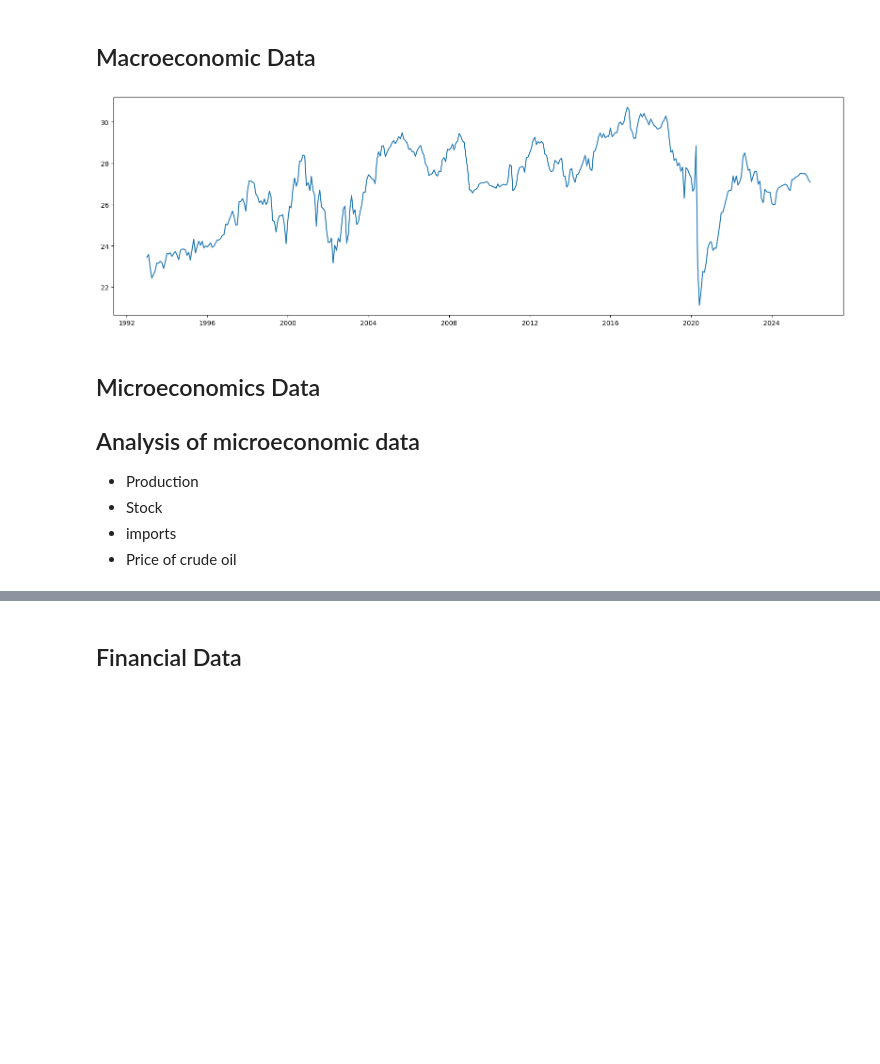
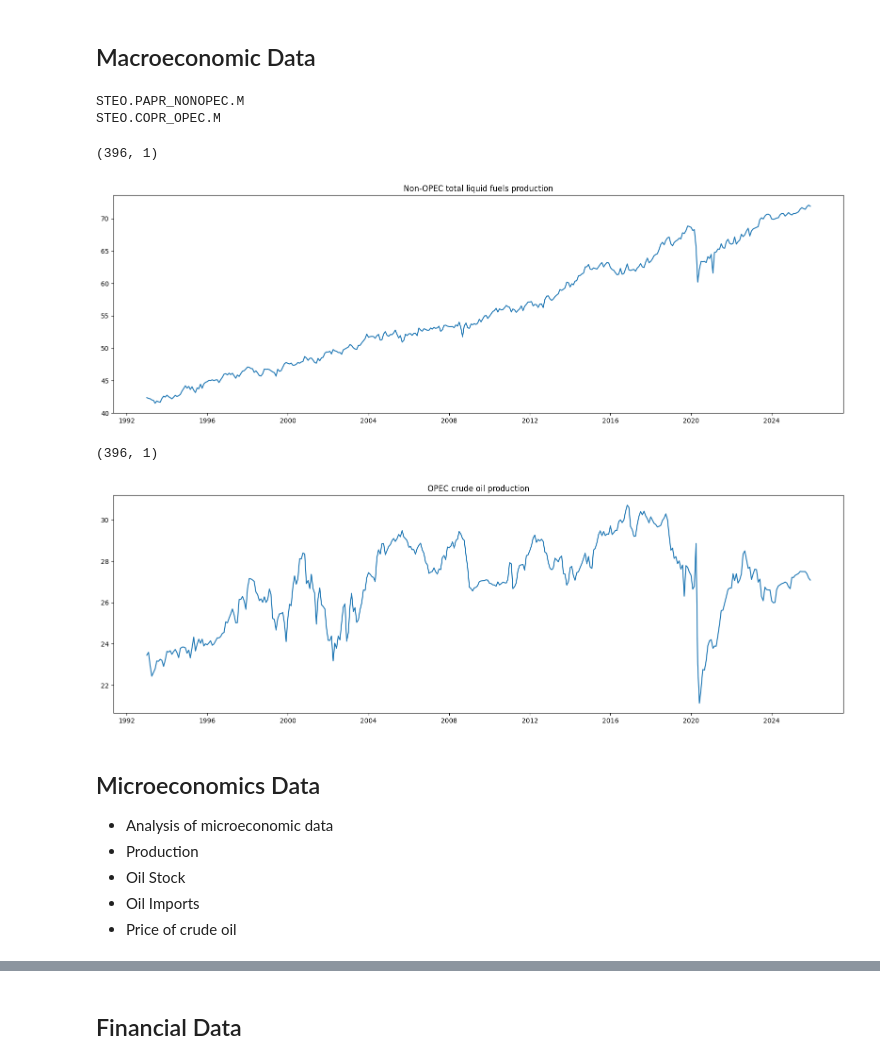
Before and after one commit to pankajti/qtw, a Jupyter notebook: Risk_GWP1.ipynb, the cells around one changed output, grey strips where cells are left out. Cells and saved outputs as stored; diff of their text form; code cells hidden in the pictures; blank space fills up the shorter version.

```diff
--- a/Risk_GWP1.ipynb
+++ b/Risk_GWP1.ipynb
@@ -15,45 +20,26 @@ import eia
 # %% [markdown]
 ## Macroeconomic Data
 # %%
-import eia
-import pandas as pd
-import requests
-import numpy as np
-# the API key we recieved from EIA
-# Initiates a session with the EIA datacenter to recieve datasets
+macro_indicators = {"PAPR_NONOPEC":"Non-OPEC total liquid fuels production", "COPR_OPEC":"OPEC crude oil production"}
+macro_data = {}
 eia_key = r'KhUGeRcdKwP8WpygPCSDasWyaRburTqyE9er7aUN'
+url_data = 'http://api.eia.gov/v2/seriesid/{}?api_key={}&out=json&start=2018-01'
+for ind_key in macro_indicators.keys():
+  series=f'STEO.{ind_key}.M'
+  print(series)
 
-series='STEO.COPR_OPEC.M'
-url_data = 'http://api.eia.gov/v2/seriesid/{}?api_key={}&out=json'
-values_dict = {}
-search = requests.get(url_data.format(series, eia_key))
-eia_data = pd.DataFrame(search.json().get('response').get('data'))
-eia_data=eia_data.set_index('period')
-import datetime # Using the datetime library
-def convert_to_datetime(input):
-    return datetime.datetime.strptime(input[:9], "%Y-%m").date();
-# Apply to entire index
-eia_data.index = eia_data.index.map(convert_to_datetime);
-# Convert dataframe index to datetime64[ns] index
-eia_data.index = pd.to_datetime(eia_data.index);
-eia_data= eia_data[['value']]
-# pgmpy stores the column names as the variable name
-eia_data.columns = [series];
-eia_data.replace('-', np.nan, regex=True, inplace=True);
-eia_data.replace('No Data Reported', np.nan, regex=True, inplace=True);
-eia_data.loc[eia_data[ series]=='No Data Reported']=np.NAN
-# Backward fill the holes, by filling them with the data infront.
-eia_data.fillna(method='bfill', inplace=True);
-
-
-def clean_EIA(data):
-    data.replace('-', np.nan, regex=True, inplace=True);
-    data.fillna(method='bfill', inplace=True);
-    data.index = data.index.map(convert_to_datetime);
-    data.index = pd.to_datetime(data.index);
-import matplotlib.pyplot as plt
-fig, ax = plt.subplots(figsize=(20,6));
-ax.plot(eia_data)
-plt.show()
+  search = requests.get(url_data.format(series, eia_key))
+  eia_data = pd.DataFrame(search.json().get('response').get('data'))
+  eia_data=eia_data.set_index('period')
+  eia_data.index = eia_data.index.map(lambda x:datetime.datetime.strptime(x[:9], "%Y-%m").date());
+  eia_data.index = pd.to_datetime(eia_data.index);
+  eia_data= eia_data[['value']]
+  eia_data.columns = [series]
+  # eia_data.replace('-', np.nan, regex=True, inplace=True);
+  # eia_data.replace('No Data Reported', np.nan, regex=True, inplace=True);
+  # eia_data.loc[eia_data[ series]=='No Data Reported']=np.NAN
+  # eia_data.fillna(method='bfill', inplace=True);
+  macro_data[ind_key]=eia_data
 # %% [output]
-[figure, removed]
+STEO.PAPR_NONOPEC.M
+STEO.COPR_OPEC.M
@@ -61,0 +46,13 @@ eia_data.head()
+# %%
+for ind_key,eia_data in macro_data.items():
+  print(eia_data.shape)
+  #print(len(eia_data.loc[eia_data[series]=='No Data Reported']))
+  fig, ax = plt.subplots(figsize=(20,6));
+  ax.set_title(macro_indicators[ind_key])
+  ax.plot(eia_data)
+  plt.show()
+# %% [output]
+(396, 1)
+[figure, added]
+(396, 1)
+[figure, added]
@@ -62,8 +65,8 @@ eia_data.head()
 # %% [markdown]
 ## Microeconomics Data
 
-## Analysis of microeconomic data
+* Analysis of microeconomic data
 * Production
-* Stock
-* imports
+* Oil Stock
+* Oil Imports
 * Price of crude oil
```
Also changed, not shown: parts of 61 cells of this notebook.
